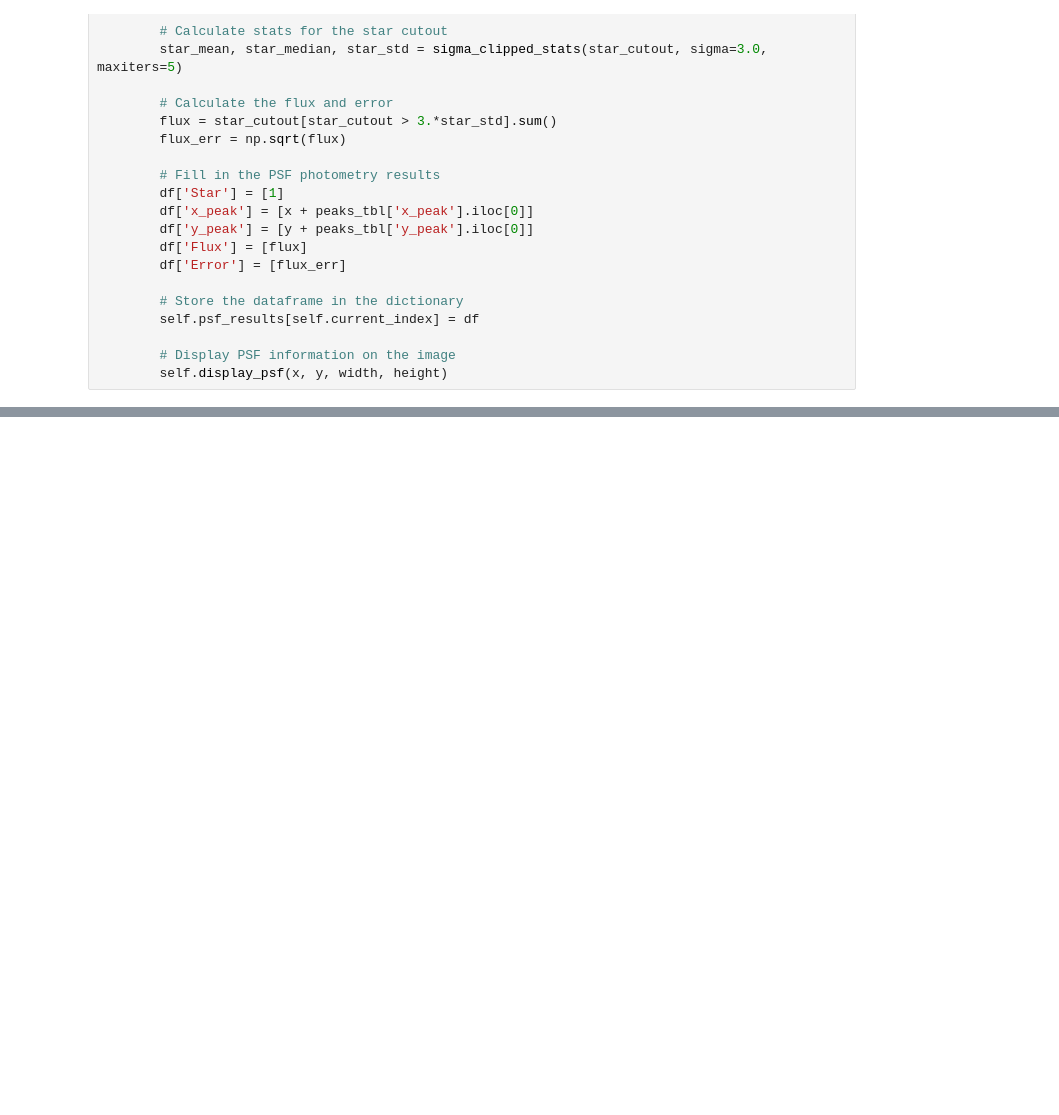
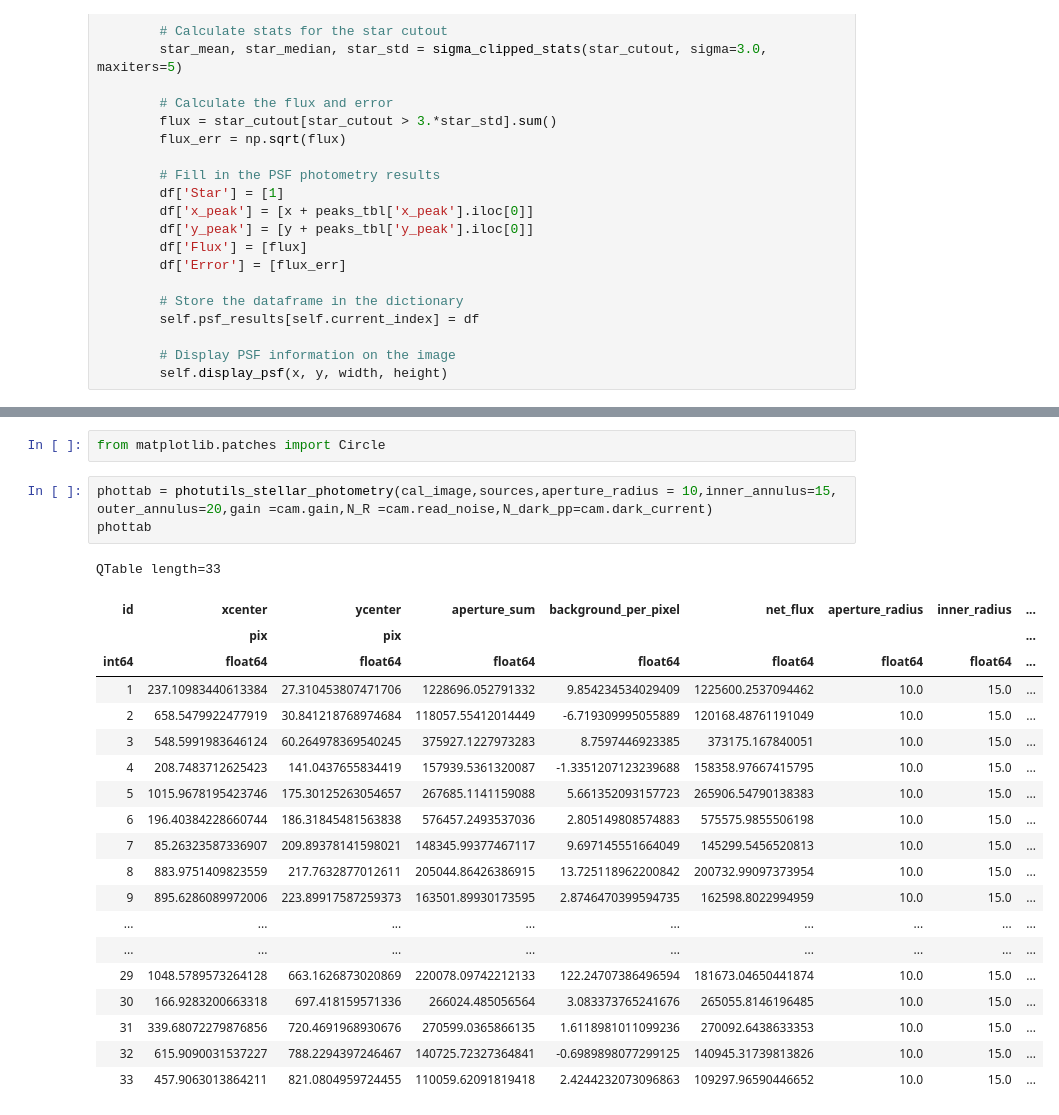
Before and after one commit to explorerjs32/rho_data_reduction_pipeline, a Jupyter notebook: photometry_mplw/psf_phot_uncert.ipynb, the cells around one changed output, grey strips where cells are left out. Cells and saved outputs as stored; diff of their text form; blank space fills up the shorter version.

```diff
--- a/photometry_mplw/psf_phot_uncert.ipynb
+++ b/photometry_mplw/psf_phot_uncert.ipynb
@@ -161,0 +545,26 @@ def perform_psf_photometry(self, x, y, width, height):
+# %%
+from matplotlib.patches import Circle
+# %%
+phottab = photutils_stellar_photometry(cal_image,sources,aperture_radius = 10,inner_annulus=15, outer_annulus=20,gain =cam.gain,N_R =cam.read_noise,N_dark_pp=cam.dark_current)
+phottab
+# %% [output]
+QTable length=33
+| id | xcenter | ycenter | aperture_sum | background_per_pixel | net_flux | aperture_radius | inner_radius | ... |
+|  | pix | pix |  |  |  |  |  | ... |
+| int64 | float64 | float64 | float64 | float64 | float64 | float64 | float64 | ... |
+| 1 | 237.10983440613384 | 27.310453807471706 | 1228696.052791332 | 9.854234534029409 | 1225600.2537094462 | 10.0 | 15.0 | ... |
+| 2 | 658.5479922477919 | 30.841218768974684 | 118057.55412014449 | -6.719309995055889 | 120168.48761191049 | 10.0 | 15.0 | ... |
+| 3 | 548.5991983646124 | 60.264978369540245 | 375927.1227973283 | 8.7597446923385 | 373175.167840051 | 10.0 | 15.0 | ... |
+| 4 | 208.7483712625423 | 141.0437655834419 | 157939.5361320087 | -1.3351207123239688 | 158358.97667415795 | 10.0 | 15.0 | ... |
+| 5 | 1015.9678195423746 | 175.30125263054657 | 267685.1141159088 | 5.661352093157723 | 265906.54790138383 | 10.0 | 15.0 | ... |
+| 6 | 196.40384228660744 | 186.31845481563838 | 576457.2493537036 | 2.805149808574883 | 575575.9855506198 | 10.0 | 15.0 | ... |
+| 7 | 85.26323587336907 | 209.89378141598021 | 148345.99377467117 | 9.697145551664049 | 145299.5456520813 | 10.0 | 15.0 | ... |
+| 8 | 883.9751409823559 | 217.7632877012611 | 205044.86426386915 | 13.725118962200842 | 200732.99097373954 | 10.0 | 15.0 | ... |
+| 9 | 895.6286089972006 | 223.89917587259373 | 163501.89930173595 | 2.8746470399594735 | 162598.8022994959 | 10.0 | 15.0 | ... |
+| ... | ... | ... | ... | ... | ... | ... | ... | ... |
+| ... | ... | ... | ... | ... | ... | ... | ... | ... |
+| 29 | 1048.5789573264128 | 663.1626873020869 | 220078.09742212133 | 122.24707386496594 | 181673.04650441874 | 10.0 | 15.0 | ... |
+| 30 | 166.9283200663318 | 697.418159571336 | 266024.485056564 | 3.083373765241676 | 265055.8146196485 | 10.0 | 15.0 | ... |
+| 31 | 339.68072279876856 | 720.4691968930676 | 270599.0365866135 | 1.6118981011099236 | 270092.6438633353 | 10.0 | 15.0 | ... |
+| 32 | 615.9090031537227 | 788.2294397246467 | 140725.72327364841 | -0.6989898077299125 | 140945.31739813826 | 10.0 | 15.0 | ... |
+| 33 | 457.9063013864211 | 821.0804959724455 | 110059.62091819418 | 2.4244232073096863 | 109297.96590446652 | 10.0 | 15.0 | ... |
```
Also changed, not shown: parts of 50 cells of this notebook, 8 other files.
